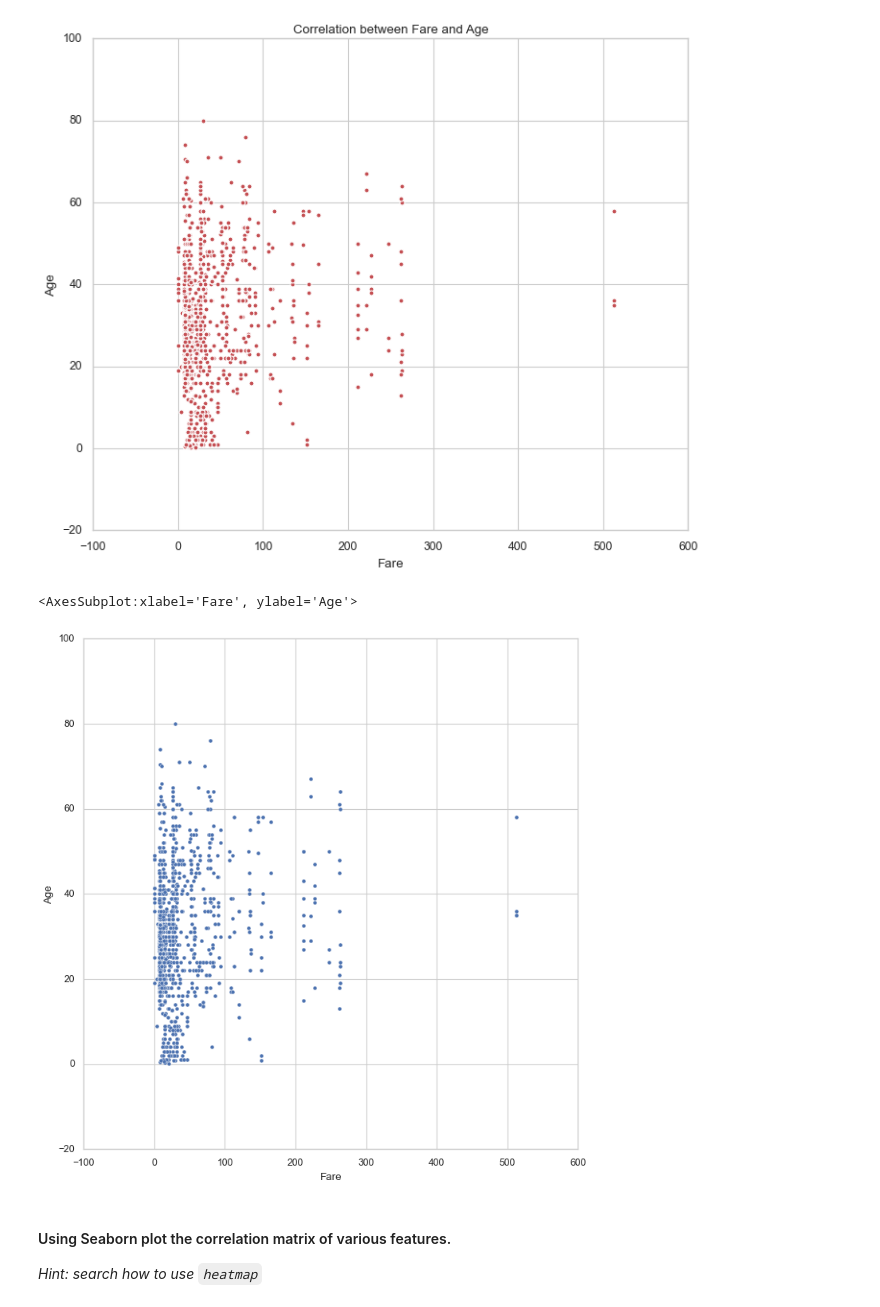
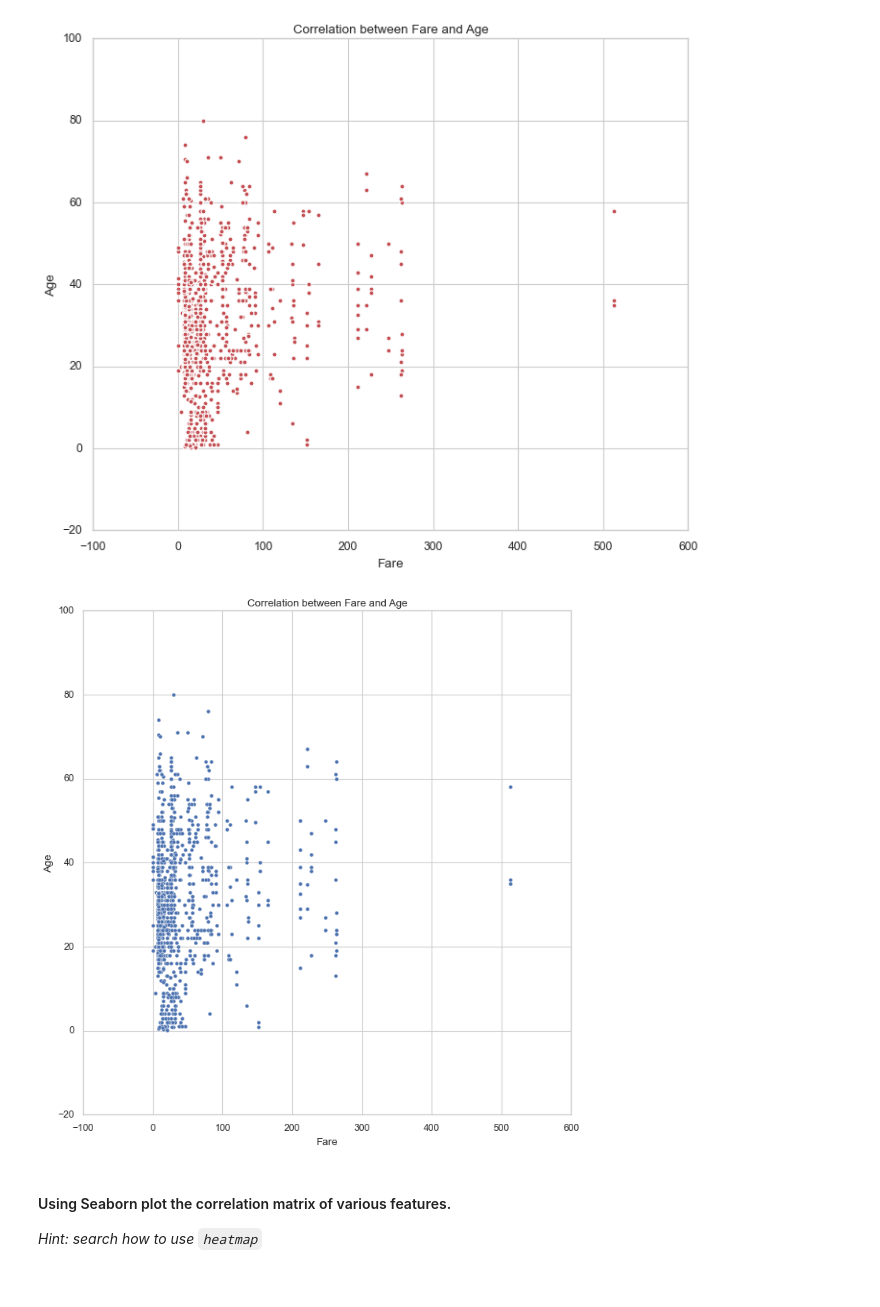
Before and after one commit to ta-data-mexpt/lab-matplotlib-seaborn, a Jupyter notebook: your-code/challenge-3.ipynb, the cells around one changed output. Cells and saved outputs as stored; diff of their text form; code cells hidden in the pictures.

```diff
--- a/your-code/challenge-3.ipynb
+++ b/your-code/challenge-3.ipynb
@@ -205,10 +205,11 @@ plt.show()
 # %%
 # your code-2nd way
 
 sns.scatterplot(x = 'Fare', y = 'Age', data = titanic)
+plt.title('Correlation between Fare and Age')
+plt.show()
 # %% [output]
-<AxesSubplot:xlabel='Fare', ylabel='Age'>
-[figure, old version]
+[figure, new version]
 # %% [markdown]
 #### Using Seaborn plot the correlation matrix of various features.
 
```
Also changed, not shown: parts of 4 cells of this notebook.
